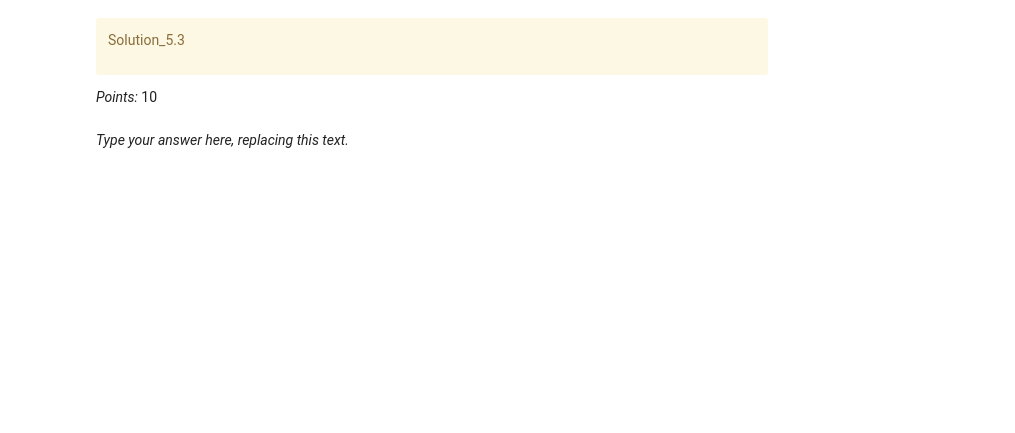
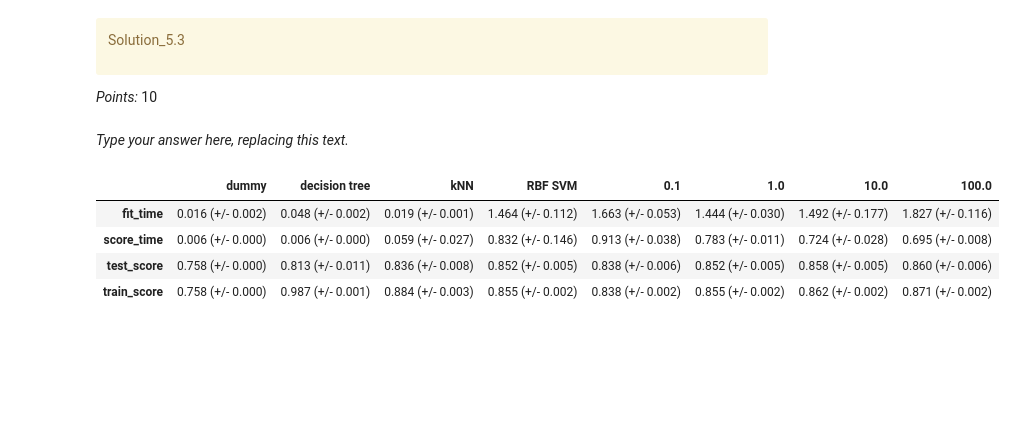
Before and after one commit to kijookijoo/330-hw3, a Jupyter notebook: hw3.ipynb, the cells around one changed output. Cells and saved outputs as stored; diff of their text form; code cells hidden in the pictures; blank space fills up the shorter version.

```diff
--- a/hw3.ipynb
+++ b/hw3.ipynb
@@ -662,7 +614,7 @@ preprocessor = make_column_transformer(
     (ordinal_transformer, ordinal_features),
     (binary_transformer, binary_features),
     (categorical_transformer, categorical_features),
-    remainder='drop'
+    ('drop', drop_features)
 )
 preprocessor
 # %% [output]
@@ -686,3 +638,4 @@ ColumnTransformer(transformers=[('standardscaler', StandardScaler(),
 # %%
-n_new_cols = pd.DataFrame(preprocessor.fit_transform(X_train,y_train))
-n_new_cols
+transformed_df = pd.DataFrame(preprocessor.fit_transform(X_train))
+
+n_new_cols = transformed_df.shape[1] - X_train.shape[1]
@@ -840,0 +768,4 @@ income_pred_results_df = None
+# %%
+for name, model in models.items():
+    pipe = make_pipeline(preprocessor, model)
+    results_dict[name] = mean_std_cross_val_scores(pipe, X_train, y_train, cv=5, return_train_score=True)
@@ -906 +846,14 @@ _Type your answer here, replacing this text._
+# %%
+for i in range(len(param_grid["C"])):
+    pipe = make_pipeline(preprocessor, SVC(C=param_grid["C"][i],random_state=123))
+    results_dict[param_grid["C"][i]] = mean_std_cross_val_scores(pipe, X_train, y_train, cv=5, return_train_score=True)
+# %%
+pd.DataFrame(results_dict)
+# I accidentally included SVC's based on their indices and not their C values, but don't know how to get rid of them in results_dict
+# %% [output]
+|  | dummy | decision tree | kNN | RBF SVM | 0.1 | 1.0 | 10.0 | 100.0 |
+| fit_time | 0.016 (+/- 0.002) | 0.048 (+/- 0.002) | 0.019 (+/- 0.001) | 1.464 (+/- 0.112) | 1.663 (+/- 0.053) | 1.444 (+/- 0.030) | 1.492 (+/- 0.177) | 1.827 (+/- 0.116) |
+| score_time | 0.006 (+/- 0.000) | 0.006 (+/- 0.000) | 0.059 (+/- 0.027) | 0.832 (+/- 0.146) | 0.913 (+/- 0.038) | 0.783 (+/- 0.011) | 0.724 (+/- 0.028) | 0.695 (+/- 0.008) |
+| test_score | 0.758 (+/- 0.000) | 0.813 (+/- 0.011) | 0.836 (+/- 0.008) | 0.852 (+/- 0.005) | 0.838 (+/- 0.006) | 0.852 (+/- 0.005) | 0.858 (+/- 0.005) | 0.860 (+/- 0.006) |
+| train_score | 0.758 (+/- 0.000) | 0.987 (+/- 0.001) | 0.884 (+/- 0.003) | 0.855 (+/- 0.002) | 0.838 (+/- 0.002) | 0.855 (+/- 0.002) | 0.862 (+/- 0.002) | 0.871 (+/- 0.002) |
 # %%
```
Also changed, not shown: parts of 29 cells of this notebook, 1 other file.
